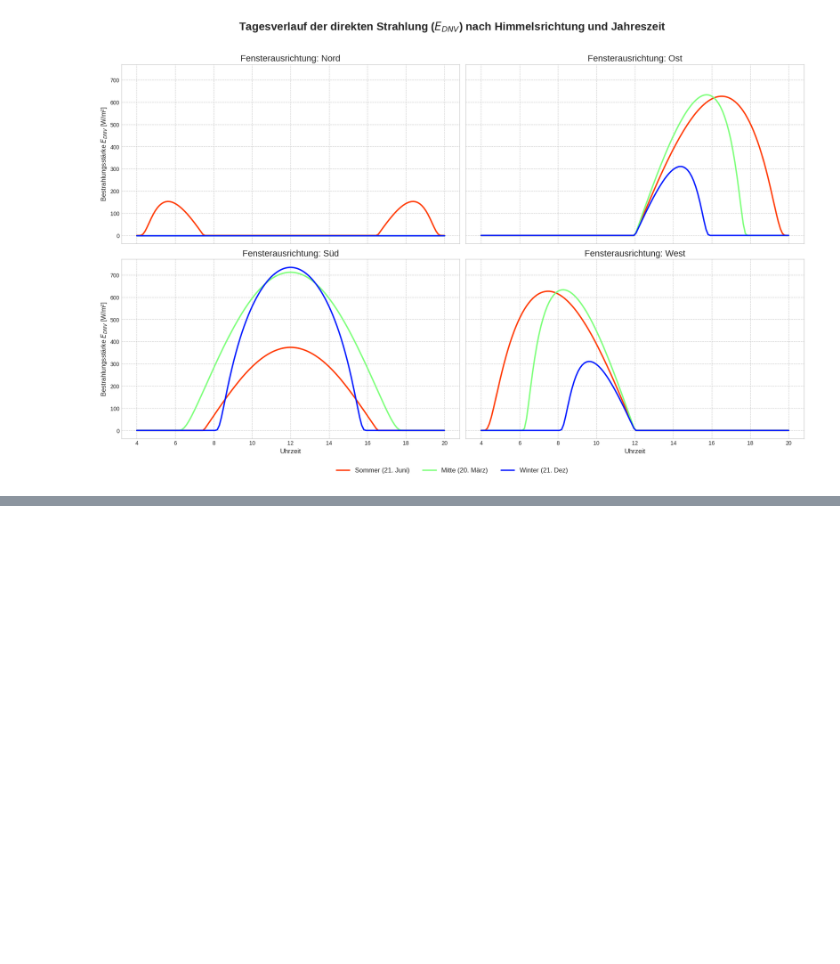
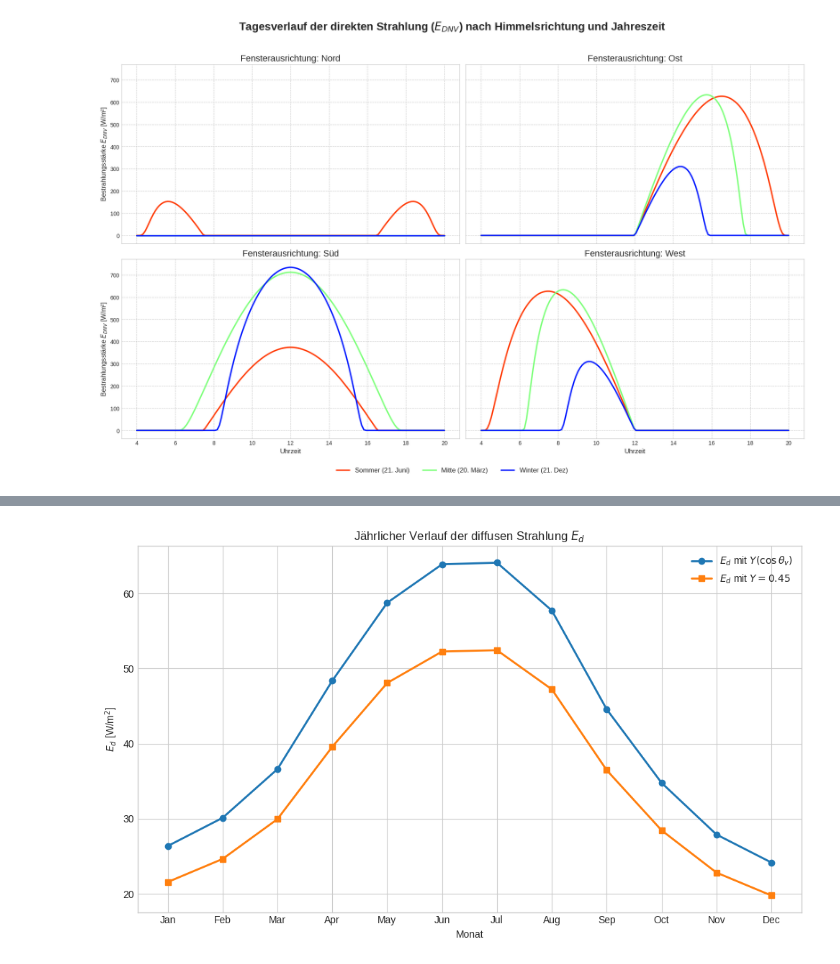
Before and after one commit to Nicola386/Code-Git, a Jupyter notebook: Validierung.ipynb, the cells around one changed output, grey strips where cells are left out. Saved outputs shown, nothing was run; the diff lists cells and outputs as text; code cells hidden in the pictures; blank space fills up the shorter version.

```diff
--- a/Validierung.ipynb
+++ b/Validierung.ipynb
@@ -1215,0 +917,67 @@ plt.show()
+# %%
+import json
+import numpy as np
+import matplotlib.pyplot as plt
+
+# --- Daten laden ---
+with open("solardaten.json", "r") as f:
+    solar_data = json.load(f)
+
+months = ["Jan","Feb","Mar","Apr","May","Jun","Jul","Aug","Sep","Oct","Nov","Dec"]
+
+# Sonnenhöhen (γs) für Karlsruhe (Mittag, Solarnoon)
+gamma_s_monthly = {
+    "Jan": 20.92, "Feb": 30.21, "Mar": 41.54, "Apr": 53.12, "May": 61.34, "Jun": 64.44,
+    "Jul": 61.32, "Aug": 52.86, "Sep": 41.42, "Oct": 30.06, "Nov": 20.96, "Dec": 17.60
+}
+
+# Azimut mittags im Modell: Süden = 0°
+phi_deg = 180
+
+# >>> Hier die Fensterausrichtung einstellen (Süd=0, West=90, Nord=180, Ost=-90)
+psi_deg = 90   # Beispiel: Westfenster
+
+E_d_Ypoly = []
+E_d_Yconst = []
+
+for m in months:
+    A = solar_data[m]["A"]
+    B = solar_data[m]["B"]
+    C = solar_data[m]["C"]
+
+    gamma_s_deg = gamma_s_monthly[m]
+    gamma_s_rad = np.deg2rad(gamma_s_deg)
+
+    # Direktstrahlung
+    E_DN = A / np.exp(B / np.sin(gamma_s_rad))
+
+    # Azimutwinkel gamma (abhängig von Sonne und Fenster)
+    gamma = np.deg2rad((phi_deg - 180) - psi_deg)
+
+    # cos(theta_v) nach Handbuch-Formel
+    cos_theta_v = np.cos(gamma_s_rad) * np.cos(gamma)
+
+    # Y nach Fallunterscheidung
+    if cos_theta_v > -0.2:
+        Y = 0.55 + 0.437*cos_theta_v + 0.313*(cos_theta_v**2)
+    else:
+        Y = 0.45
+
+    # Diffusstrahlung
+    E_d_Ypoly.append(C * Y * E_DN)
+    E_d_Yconst.append(C * 0.45 * E_DN)
+
+# --- Plot ---
+plt.figure(figsize=(10,6))
+plt.plot(months, E_d_Ypoly,  marker='o', linewidth=2, label=r"$E_d$ mit $Y(\cos\theta_v)$")
+plt.plot(months, E_d_Yconst, marker='s', linewidth=2, label=r"$E_d$ mit $Y=0.45$")
+
+plt.title(f"Jährlicher Verlauf der diffusen Strahlung $E_d$")
+plt.xlabel("Monat")
+plt.ylabel(r"$E_d$ [W/m$^2$]")
+plt.grid(True)
+plt.legend()
+plt.tight_layout()
+plt.show()
+# %% [output]
+[figure, added]
```
Also changed, not shown: parts of 9 cells of this notebook, 3 other files.
